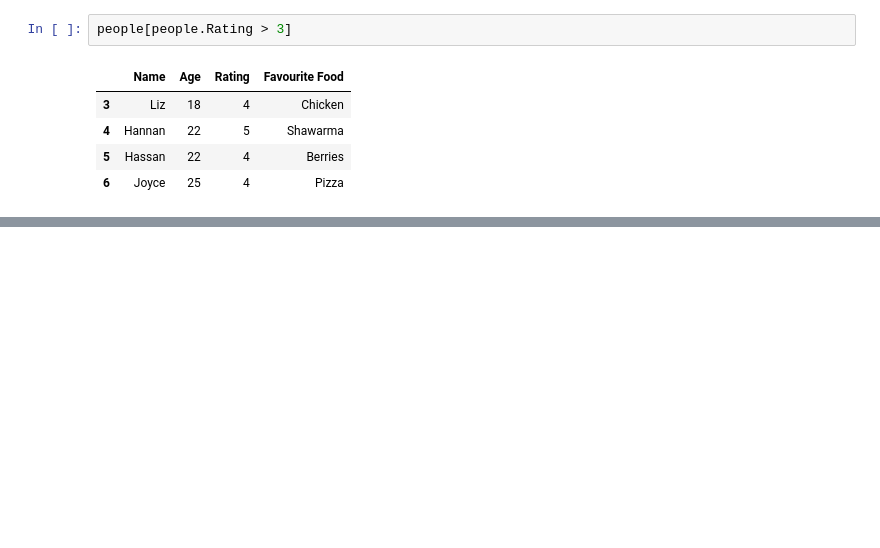
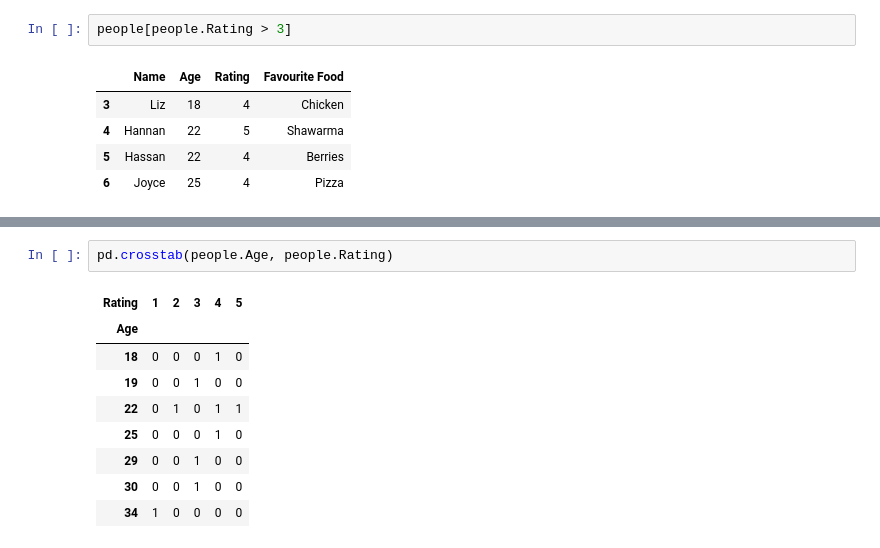
Before and after one commit to hassanShakur/data-science, a Jupyter notebook: pandas-intro.ipynb, the cells around one changed output, grey strips where cells are left out. Cells and saved outputs as stored; diff of their text form; blank space fills up the shorter version.

```diff
--- a/pandas-intro.ipynb
+++ b/pandas-intro.ipynb
@@ -191,0 +198,12 @@ people[people.Rating > 3]
+# %%
+pd.crosstab(people.Age, people.Rating)
+# %% [output]
+| Rating | 1 | 2 | 3 | 4 | 5 |
+| Age |  |  |  |  |  |
+| 18 | 0 | 0 | 0 | 1 | 0 |
+| 19 | 0 | 0 | 1 | 0 | 0 |
+| 22 | 0 | 1 | 0 | 1 | 1 |
+| 25 | 0 | 0 | 0 | 1 | 0 |
+| 29 | 0 | 0 | 1 | 0 | 0 |
+| 30 | 0 | 0 | 1 | 0 | 0 |
+| 34 | 1 | 0 | 0 | 0 | 0 |
```
Also changed, not shown: parts of 16 cells of this notebook.
